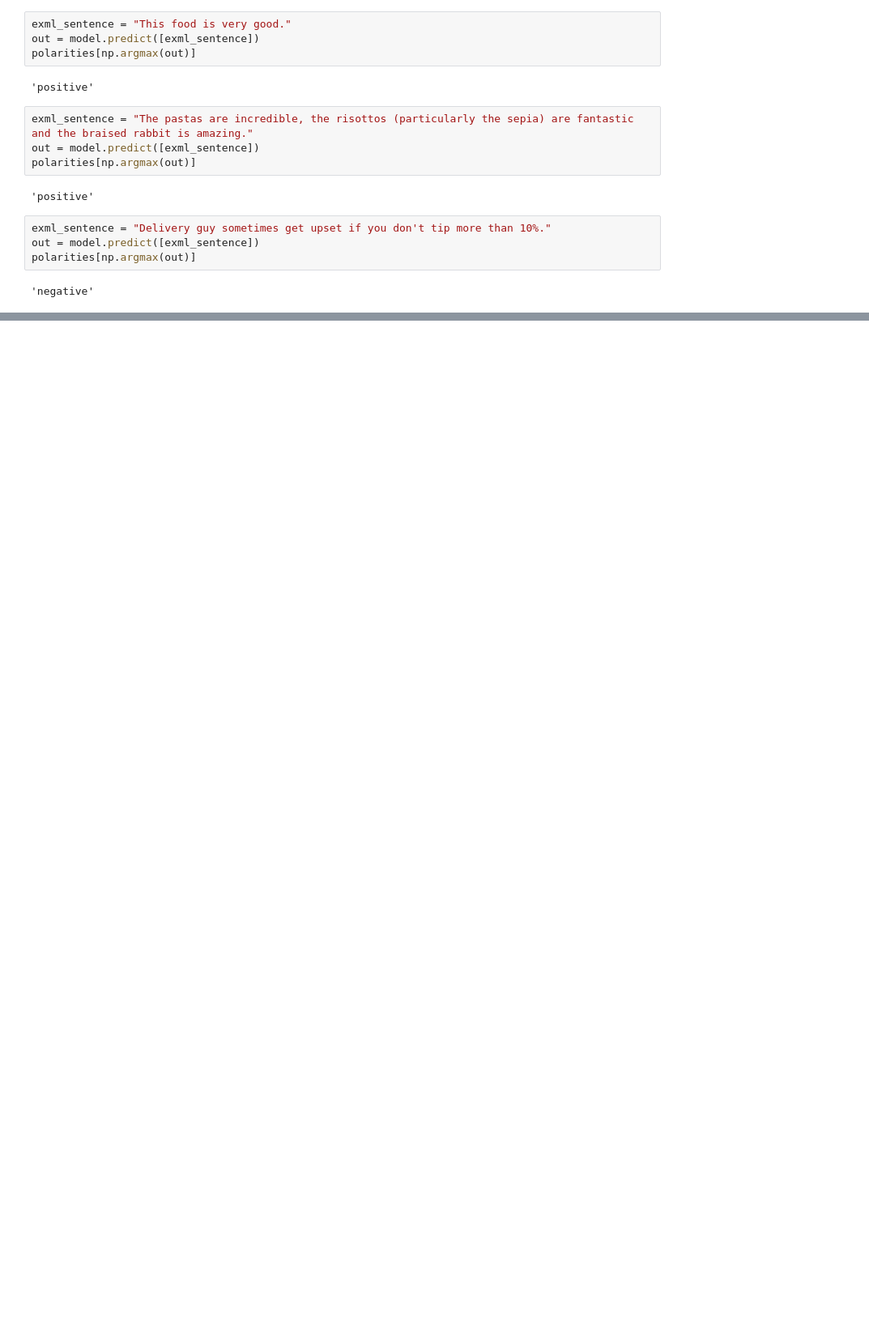
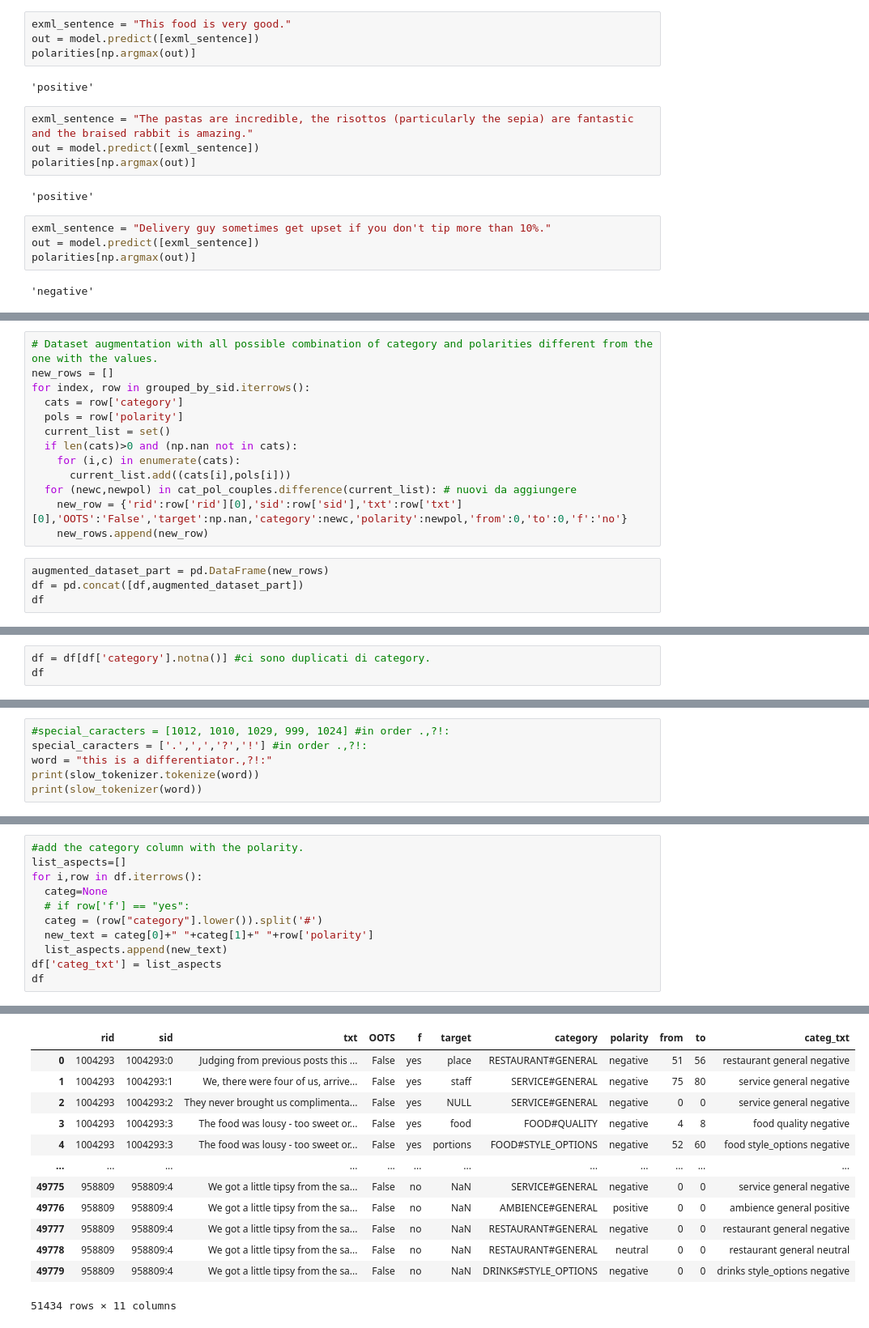
Before and after one commit to icezimmer/HLTproject, a Jupyter notebook: hlt_project.ipynb, the cells around one changed output, grey strips where cells are left out. Shown: that part at 81% size. Cells and saved outputs as stored; diff of their text form; blank space fills up the shorter version.

```diff
--- a/hlt_project.ipynb
+++ b/hlt_project.ipynb
@@ -271,0 +896,17 @@ AttributeError: ignored
+# %%
+# Dataset augmentation with all possible combination of category and polarities different from the one with the values.
+new_rows = []
+for index, row in grouped_by_sid.iterrows():
+  cats = row['category']
+  pols = row['polarity']
+  current_list = set()
+  if len(cats)>0 and (np.nan not in cats):
+    for (i,c) in enumerate(cats):
+      current_list.add((cats[i],pols[i]))
+  for (newc,newpol) in cat_pol_couples.difference(current_list): # nuovi da aggiungere
+    new_row = {'rid':row['rid'][0],'sid':row['sid'],'txt':row['txt'][0],'OOTS':'False','target':np.nan,'category':newc,'polarity':newpol,'from':0,'to':0,'f':'no'}
+    new_rows.append(new_row)
+# %%
+augmented_dataset_part = pd.DataFrame(new_rows)
+df = pd.concat([df,augmented_dataset_part])
+df
@@ -271,0 +927,3 @@ AttributeError: ignored
+# %%
+df = df[df['category'].notna()] #ci sono duplicati di category.
+df
@@ -271,0 +960,6 @@ AttributeError: ignored
+# %%
+#special_caracters = [1012, 1010, 1029, 999, 1024] #in order .,?!:
+special_caracters = ['.',',','?','!'] #in order .,?!:
+word = "this is a differentiator.,?!:"
+print(slow_tokenizer.tokenize(word))
+print(slow_tokenizer(word))
@@ -271,0 +1058,12 @@ AttributeError: ignored
+# %%
+#add the category column with the polarity.
+list_aspects=[]
+for i,row in df.iterrows():
+  categ=None
+  # if row['f'] == "yes":
+  categ = (row["category"].lower()).split('#')
+  new_text = categ[0]+" "+categ[1]+" "+row['polarity']
+  list_aspects.append(new_text)
+df['categ_txt'] = list_aspects
+df
+# %% [output]
@@ -271,0 +1075,13 @@ AttributeError: ignored
+|  | rid | sid | txt | OOTS | f | target | category | polarity | from | to | categ_txt |
+| 0 | 1004293 | 1004293:0 | Judging from previous posts this ... | False | yes | place | RESTAURANT#GENERAL | negative | 51 | 56 | restaurant general negative |
+| 1 | 1004293 | 1004293:1 | We, there were four of us, arrive... | False | yes | staff | SERVICE#GENERAL | negative | 75 | 80 | service general negative |
+| 2 | 1004293 | 1004293:2 | They never brought us complimenta... | False | yes | NULL | SERVICE#GENERAL | negative | 0 | 0 | service general negative |
+| 3 | 1004293 | 1004293:3 | The food was lousy - too sweet or... | False | yes | food | FOOD#QUALITY | negative | 4 | 8 | food quality negative |
+| 4 | 1004293 | 1004293:3 | The food was lousy - too sweet or... | False | yes | portions | FOOD#STYLE_OPTIONS | negative | 52 | 60 | food style_options negative |
+| ... | ... | ... | ... | ... | ... | ... | ... | ... | ... | ... | ... |
+| 49775 | 958809 | 958809:4 | We got a little tipsy from the sa... | False | no | NaN | SERVICE#GENERAL | negative | 0 | 0 | service general negative |
+| 49776 | 958809 | 958809:4 | We got a little tipsy from the sa... | False | no | NaN | AMBIENCE#GENERAL | positive | 0 | 0 | ambience general positive |
+| 49777 | 958809 | 958809:4 | We got a little tipsy from the sa... | False | no | NaN | RESTAURANT#GENERAL | negative | 0 | 0 | restaurant general negative |
+| 49778 | 958809 | 958809:4 | We got a little tipsy from the sa... | False | no | NaN | RESTAURANT#GENERAL | neutral | 0 | 0 | restaurant general neutral |
+| 49779 | 958809 | 958809:4 | We got a little tipsy from the sa... | False | no | NaN | DRINKS#STYLE_OPTIONS | negative | 0 | 0 | drinks style_options negative |
+51434 rows × 11 columns
```
Also changed, not shown: parts of 162 cells of this notebook, 2 other files.
